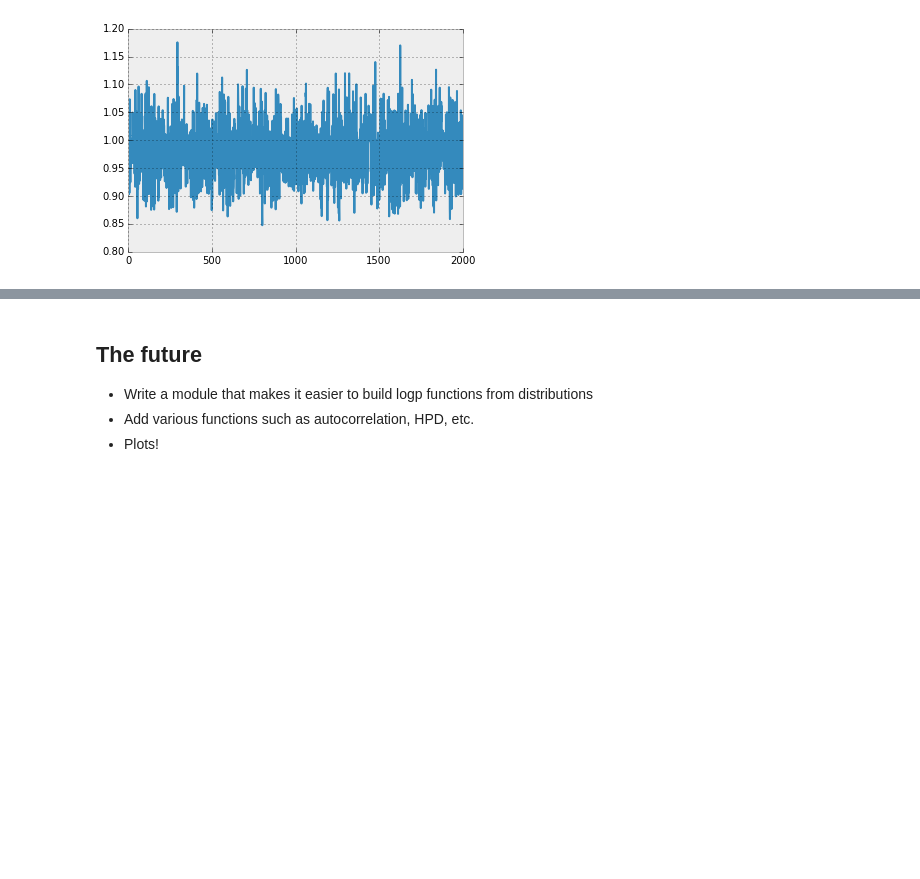
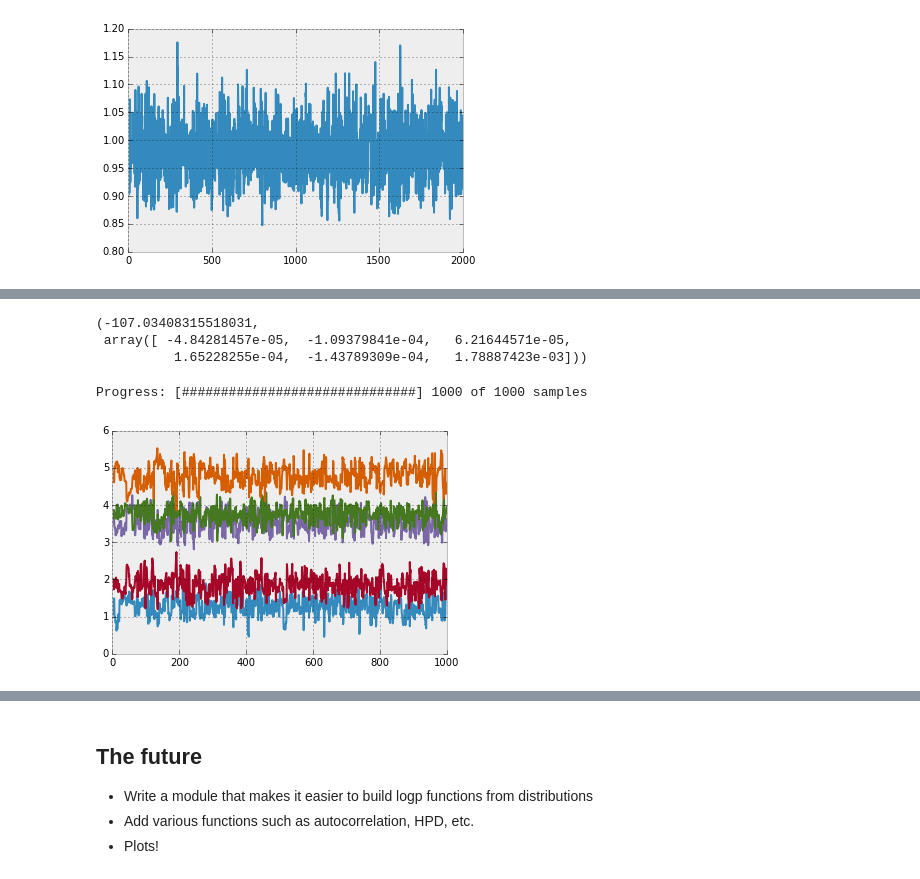
Before and after one commit to mcleonard/sampyl, a Jupyter notebook: Examples.ipynb, the cells around one changed output, grey strips where cells are left out. Drawn from its saved outputs; the diff is of its cells as text; code cells hidden in the pictures; blank space fills up the shorter version.

```diff
--- a/Examples.ipynb
+++ b/Examples.ipynb
@@ -223,0 +237,23 @@ _ = plt.plot(chain.sig)
+# %%
+from autograd import grad
+grads = [grad(logp, 0), grad(logp, 1)]
+def single_logp(theta):
+    b, sig = theta[:5], theta[-1]
+    logp_val = logp(b, sig)
+    grad_val = np.hstack([each(b, sig) for each in grads])
+    return logp_val, grad_val
+# %%
+single_logp(start.tovector())
+# %% [output]
+(-107.03408315518031,
+ array([ -4.84281457e-05,  -1.09379841e-04,   6.21644571e-05,
+          1.65228255e-04,  -1.43789309e-04,   1.78887423e-03]))
+# %%
+nuts = smp.NUTS(single_logp, {'theta':start.tovector()}, grad_logp=True)
+chain = nuts.sample(1000)
+# %% [output]
+Progress: [##############################] 1000 of 1000 samples
+# %%
+_ = plt.plot(chain.theta[:, :5])
+# %% [output]
+[figure, added]
```
Also changed, not shown: parts of 18 cells of this notebook.
